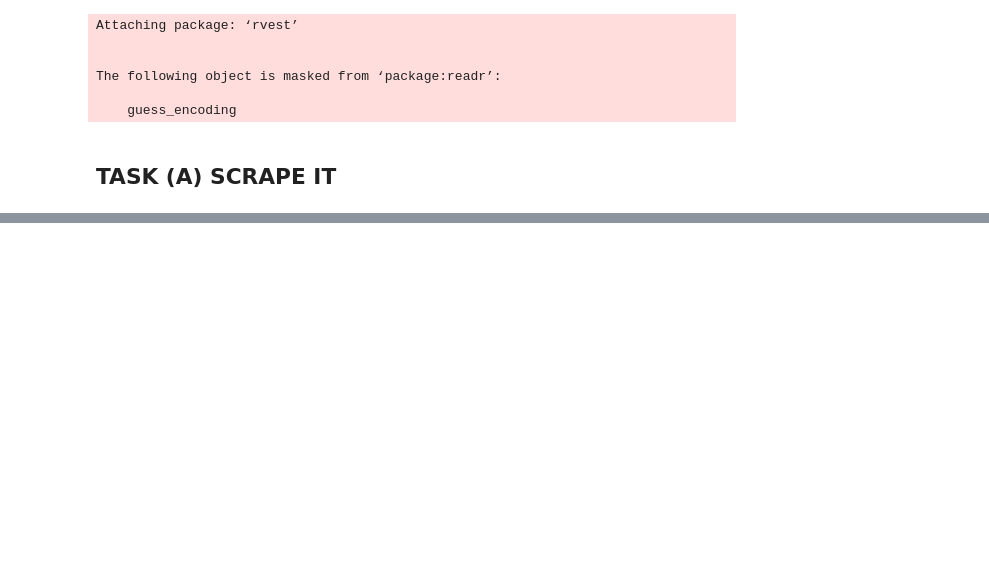
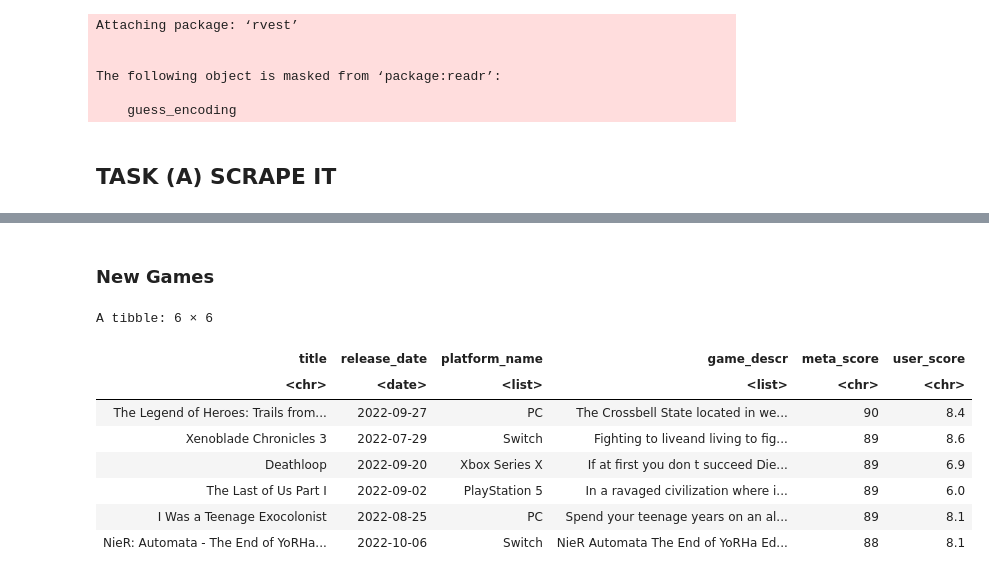
Before and after one commit to beuri97/data201_assignment2, a Jupyter notebook: DATA201_Assignment2_R.ipynb, the cells around one changed output, grey strips where cells are left out. Cells and saved outputs as stored; diff of their text form; code cells hidden in the pictures; blank space fills up the shorter version.

```diff
--- a/DATA201_Assignment2_R.ipynb
+++ b/DATA201_Assignment2_R.ipynb
@@ -246,0 +396,35 @@ A tibble: 6 × 4
+# %% [markdown]
+<h3>New Games</h3>
+# %%
+# Take the content of the html file of the new games page.
+game_scores <- pages[[1]][[2]] %>% get_scores()
+
+# Create a data frame with all of the information about the first 100 games listed under
+# new games web page.
+new_games <- tibble(title = pages[[1]][[2]] %>% get_title(),
+                          release_date = pages[[1]][[2]] %>% get_date(),
+                          platform_name = pages[[1]][[2]] %>% get_platform(),
+                          game_descr = pages[[1]][[2]] %>% get_description(),
+                          meta_score = game_scores$ms,
+                          user_score = game_scores$us)
+
+# Modify the release_date by converting it to date type.
+# Modify the game_description and platform_name by removing special characters and whitespaces.
+new_games <- new_games %>%
+  mutate(release_date = release_date %>%
+                        convert_date(),
+         game_descr = map(game_descr, clean_text),
+         platform_name = map(platform_name, clean_text))
+
+new_games %>%
+    head()
+# %% [output]
+A tibble: 6 × 6
+| title | release_date | platform_name | game_descr | meta_score | user_score |
+| <chr> | <date> | <list> | <list> | <chr> | <chr> |
+| The Legend of Heroes: Trails from... | 2022-09-27 | PC | The Crossbell State located in we... | 90 | 8.4 |
+| Xenoblade Chronicles 3 | 2022-07-29 | Switch | Fighting to liveand living to fig... | 89 | 8.6 |
+| Deathloop | 2022-09-20 | Xbox Series X | If at first you don t succeed Die... | 89 | 6.9 |
+| The Last of Us Part I | 2022-09-02 | PlayStation 5 | In a ravaged civilization where i... | 89 | 6.0 |
+| I Was a Teenage Exocolonist | 2022-08-25 | PC | Spend your teenage years on an al... | 89 | 8.1 |
+| NieR: Automata - The End of YoRHa... | 2022-10-06 | Switch | NieR Automata The End of YoRHa Ed... | 88 | 8.1 |
```
Also changed, not shown: parts of 38 cells of this notebook, 1 other file.
